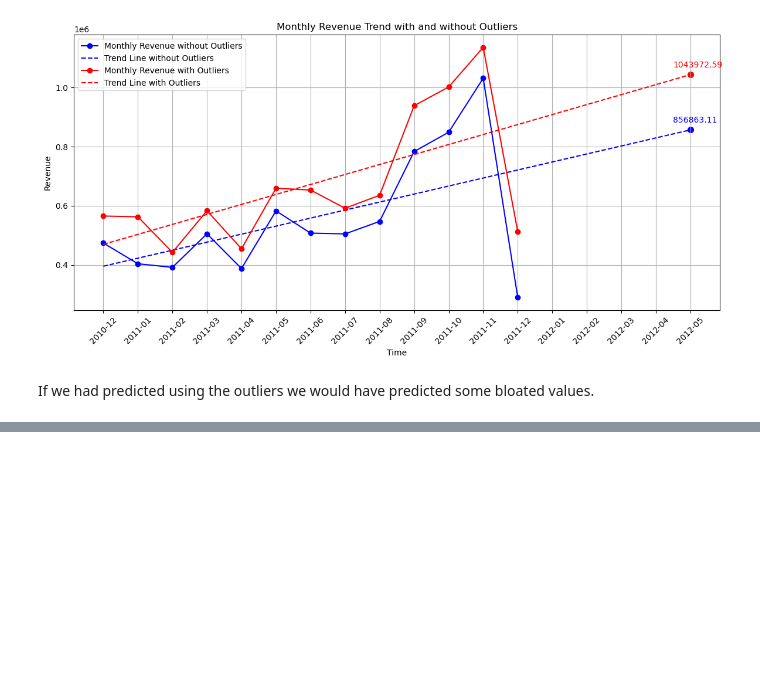
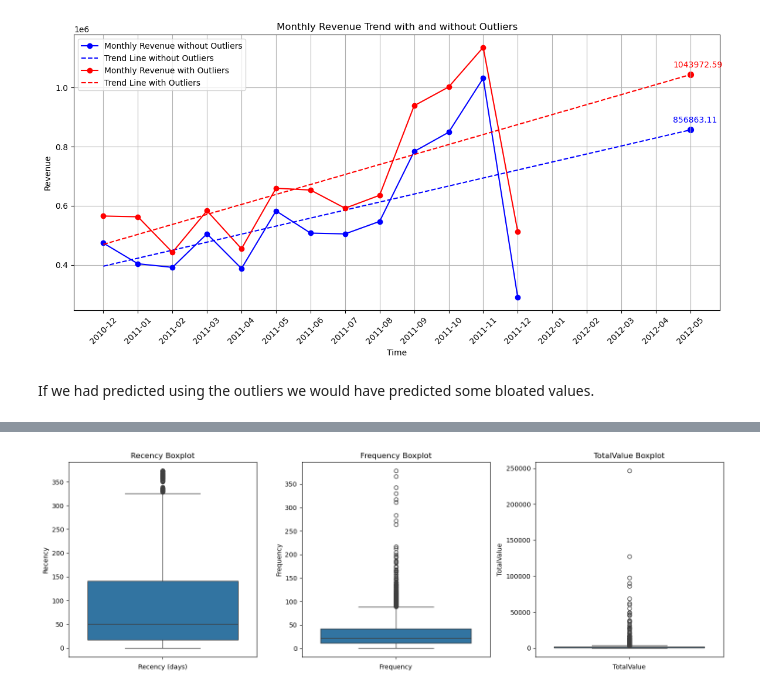
Before and after one commit to TanuTiwari4722/Freeflow_Task, a Jupyter notebook: PS2.ipynb, the cells around one changed output, grey strips where cells are left out. Cells and saved outputs as stored; diff of their text form; code cells hidden in the pictures; blank space fills up the shorter version.

```diff
--- a/PS2.ipynb
+++ b/PS2.ipynb
@@ -859,0 +939,19 @@ Removing outliers can help in better prediction of the data.|
+# %%
+# Creating a boxplot for Recency, Frequency, and TotalValue
+plt.figure(figsize=(15, 5))
+plt.subplot(1, 3, 1)
+sns.boxplot(y=UCI_recent['Recency'])
+plt.title('Recency Boxplot')
+plt.xlabel('Recency (days)')
+plt.subplot(1, 3, 2)
+sns.boxplot(y=UCI_recent['Frequency'])
+plt.title('Frequency Boxplot')
+plt.xlabel('Frequency')
+plt.subplot(1, 3, 3)
+sns.boxplot(y=UCI_recent['TotalValue'])
+plt.title('TotalValue Boxplot')
+plt.xlabel('TotalValue')
+plt.tight_layout()
+plt.show()
+# %% [output]
+[figure, added]
```
Also changed, not shown: parts of 18 cells of this notebook.
